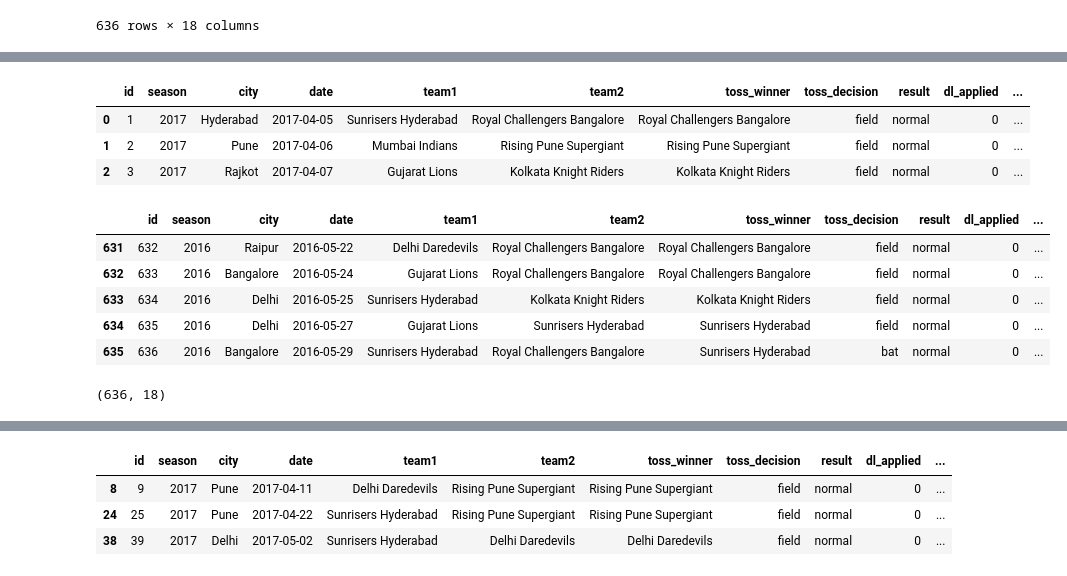
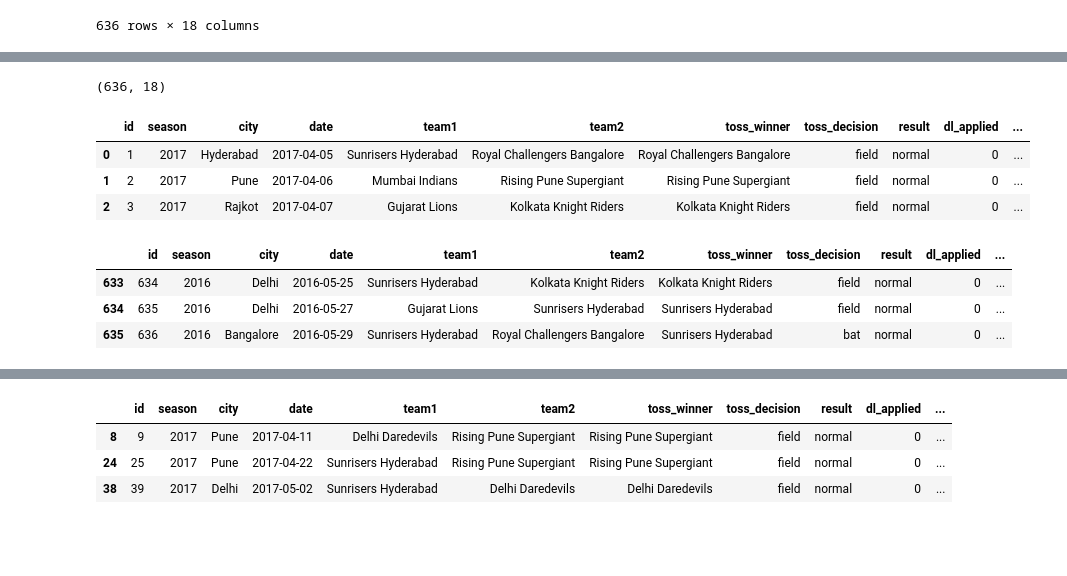
Before and after one commit to XxMurtazaxX/Machine-Learning-Prerequisites, a Jupyter notebook: Pandas/IPL Matches Analysis.ipynb, the cells around one changed output, grey strips where cells are left out. Cells and saved outputs as stored; diff of their text form; code cells hidden in the pictures; blank space fills up the shorter version.

```diff
--- a/Pandas/IPL Matches Analysis.ipynb
+++ b/Pandas/IPL Matches Analysis.ipynb
@@ -24 +42,6 @@ data
+# %%
+# returns shape of the dataset
+data.shape
+# %% [output]
+(636, 18)
 # %%
@@ -29,15 +53,10 @@ data.head(3)
 | 1 | 2 | 2017 | Pune | 2017-04-06 | Mumbai Indians | Rising Pune Supergiant | Rising Pune Supergiant | field | normal | 0 | ... |
 | 2 | 3 | 2017 | Rajkot | 2017-04-07 | Gujarat Lions | Kolkata Knight Riders | Kolkata Knight Riders | field | normal | 0 | ... |
 # %%
-data.tail(5)
+# returns last five records by default if not defined
+data.tail(3)
 # %% [output]
 |  | id | season | city | date | team1 | team2 | toss_winner | toss_decision | result | dl_applied | ... |
-| 631 | 632 | 2016 | Raipur | 2016-05-22 | Delhi Daredevils | Royal Challengers Bangalore | Royal Challengers Bangalore | field | normal | 0 | ... |
-| 632 | 633 | 2016 | Bangalore | 2016-05-24 | Gujarat Lions | Royal Challengers Bangalore | Royal Challengers Bangalore | field | normal | 0 | ... |
 | 633 | 634 | 2016 | Delhi | 2016-05-25 | Sunrisers Hyderabad | Kolkata Knight Riders | Kolkata Knight Riders | field | normal | 0 | ... |
 | 634 | 635 | 2016 | Delhi | 2016-05-27 | Gujarat Lions | Sunrisers Hyderabad | Sunrisers Hyderabad | field | normal | 0 | ... |
 | 635 | 636 | 2016 | Bangalore | 2016-05-29 | Sunrisers Hyderabad | Royal Challengers Bangalore | Sunrisers Hyderabad | bat | normal | 0 | ... |
-# %%
-data.shape
-# %% [output]
-(636, 18)
```
Also changed, not shown: parts of 19 cells of this notebook.
